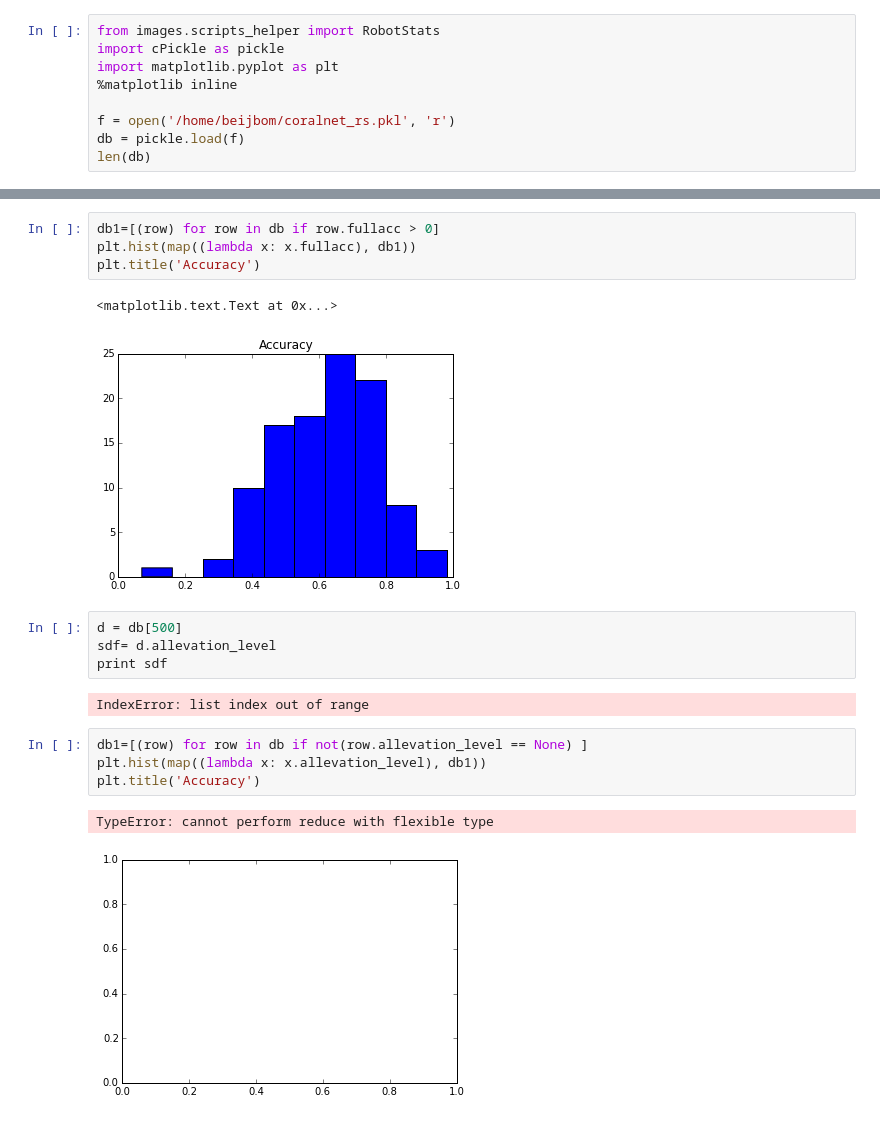
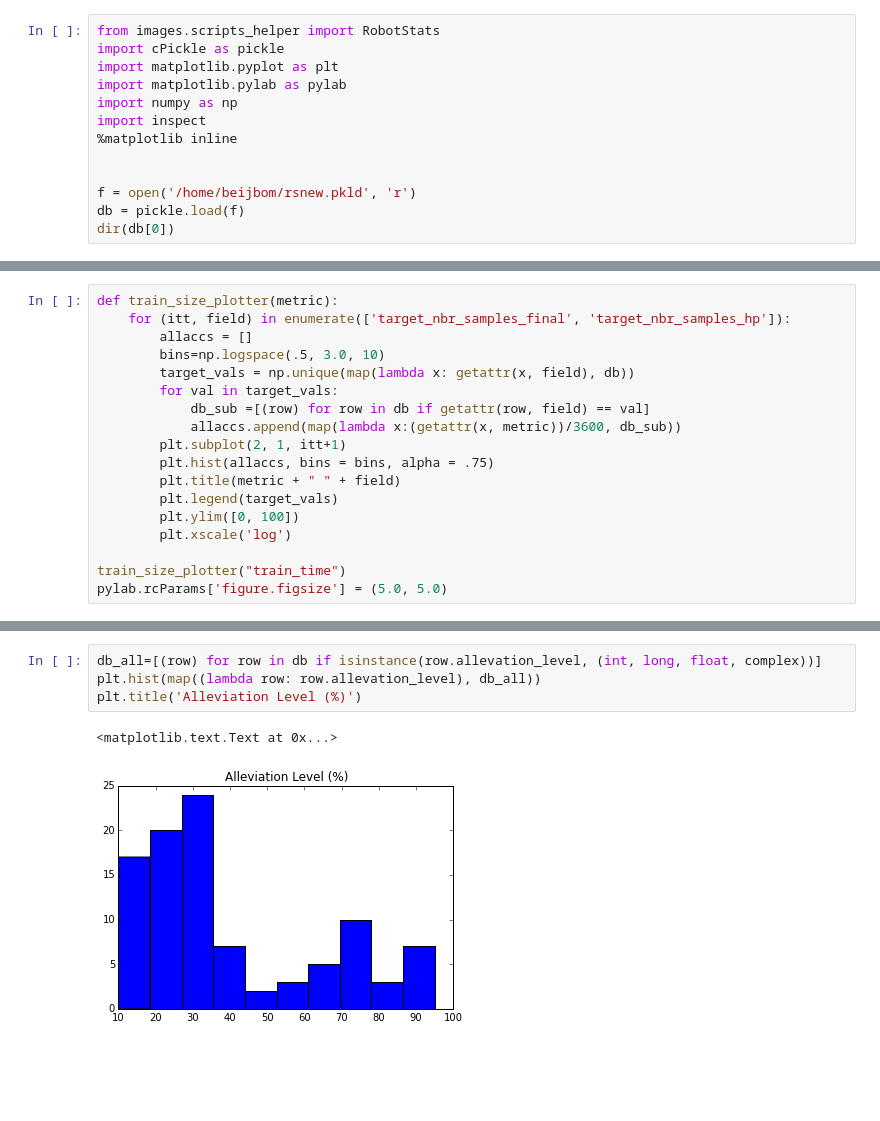
Before and after one commit to DevangS/CoralNet, a Jupyter notebook: coralnet_robotstats_plots.ipynb, the cells around one changed output, grey strips where cells are left out. Saved outputs shown, nothing was run; the diff lists cells and outputs as text; blank space fills up the shorter version.

Commit message:
More meta-analysis plot tools, and tuned the learning params

```diff
--- a/coralnet_robotstats_plots.ipynb
+++ b/coralnet_robotstats_plots.ipynb
@@ -2,9 +2,13 @@
 from images.scripts_helper import RobotStats
 import cPickle as pickle
 import matplotlib.pyplot as plt
+import matplotlib.pylab as pylab
+import numpy as np
+import inspect
 %matplotlib inline
 
-f = open('/home/beijbom/coralnet_rs.pkl', 'r')
+
+f = open('/home/beijbom/rsnew.pkld', 'r')
 db = pickle.load(f)
-len(db)
+dir(db[0])
 # %% [output]
@@ -11,0 +37,18 @@ len(db)
+# %%
+def train_size_plotter(metric):
+    for (itt, field) in enumerate(['target_nbr_samples_final', 'target_nbr_samples_hp']):
+        allaccs = []
+        bins=np.logspace(.5, 3.0, 10)
+        target_vals = np.unique(map(lambda x: getattr(x, field), db))
+        for val in target_vals:
+            db_sub =[(row) for row in db if getattr(row, field) == val]
+            allaccs.append(map(lambda x:(getattr(x, metric))/3600, db_sub))
+        plt.subplot(2, 1, itt+1)
+        plt.hist(allaccs, bins = bins, alpha = .75)
+        plt.title(metric + " " + field)
+        plt.legend(target_vals)
+        plt.ylim([0, 100])
+        plt.xscale('log')
+
+train_size_plotter("train_time")
+pylab.rcParams['figure.figsize'] = (5.0, 5.0)
@@ -12,20 +57,7 @@ len(db)
 # %%
-db1=[(row) for row in db if row.fullacc > 0]
-plt.hist(map((lambda x: x.fullacc), db1))
-plt.title('Accuracy')
+db_all=[(row) for row in db if isinstance(row.allevation_level, (int, long, float, complex))]
+plt.hist(map((lambda row: row.allevation_level), db_all))
+plt.title('Alleviation Level (%)')
 # %% [output]
 <matplotlib.text.Text at 0x...>
-[figure, old version]
+[figure, new version]
-# %%
-d = db[500]
-sdf= d.allevation_level
-print sdf
-# %% [output]
-IndexError: list index out of range
-# %%
-db1=[(row) for row in db if not(row.allevation_level == None) ]
-plt.hist(map((lambda x: x.allevation_level), db1))
-plt.title('Accuracy')
-# %% [output]
-TypeError: cannot perform reduce with flexible type
-[figure, removed]
```
Also changed, not shown: parts of 4 cells of this notebook, 1 other file.
